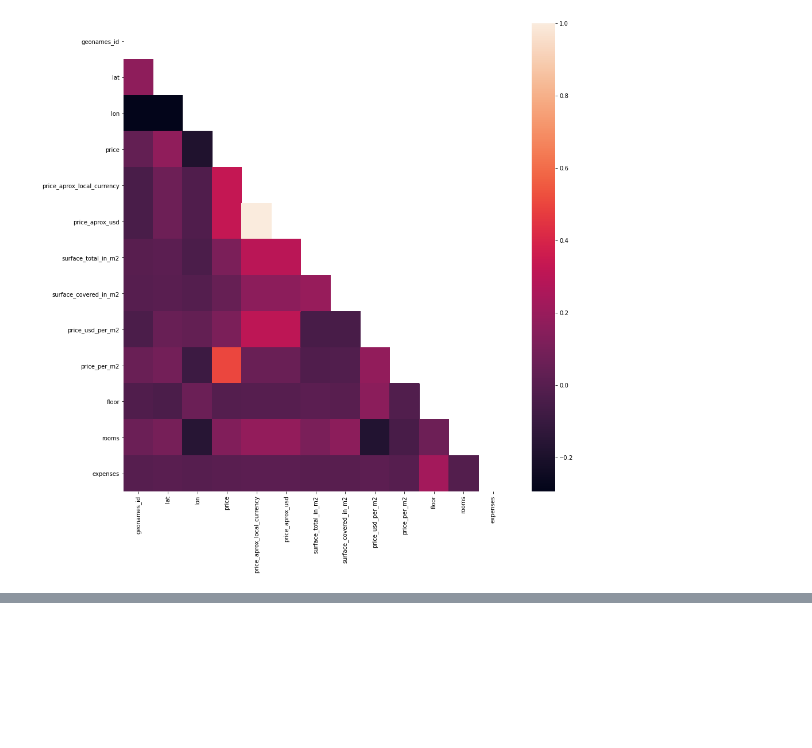
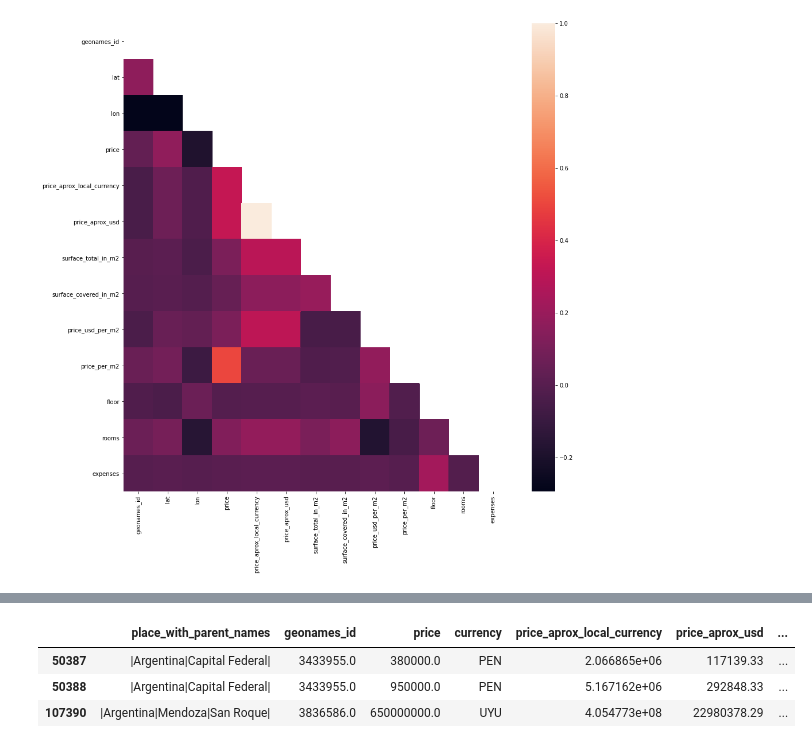
Before and after one commit to alanpirotta/analisis_properati, a Jupyter notebook: tpn1_EDA.ipynb, the cells around one changed output, grey strips where cells are left out. Drawn from its saved outputs; the diff is of its cells as text; code cells hidden in the pictures; blank space fills up the shorter version.

```diff
--- a/tpn1_EDA.ipynb
+++ b/tpn1_EDA.ipynb
@@ -230,0 +240,8 @@ sns.heatmap(corr , mask=mask)
+# %%
+data[(data['currency'] == 'PEN') | (data['currency'] == 'UYU')][['place_with_parent_names','geonames_id','price','currency','price_aprox_local_currency',\
+                                                                 'price_aprox_usd','surface_total_in_m2','surface_covered_in_m2','price_usd_per_m2','price_per_m2']]
+# %% [output]
+|  | place_with_parent_names | geonames_id | price | currency | price_aprox_local_currency | price_aprox_usd | ... |
+| 50387 | |Argentina|Capital Federal| | 3433955.0 | 380000.0 | PEN | 2.066865e+06 | 117139.33 | ... |
+| 50388 | |Argentina|Capital Federal| | 3433955.0 | 950000.0 | PEN | 5.167162e+06 | 292848.33 | ... |
+| 107390 | |Argentina|Mendoza|San Roque| | 3836586.0 | 650000000.0 | UYU | 4.054773e+08 | 22980378.29 | ... |
```
Also changed, not shown: parts of 17 cells of this notebook.
